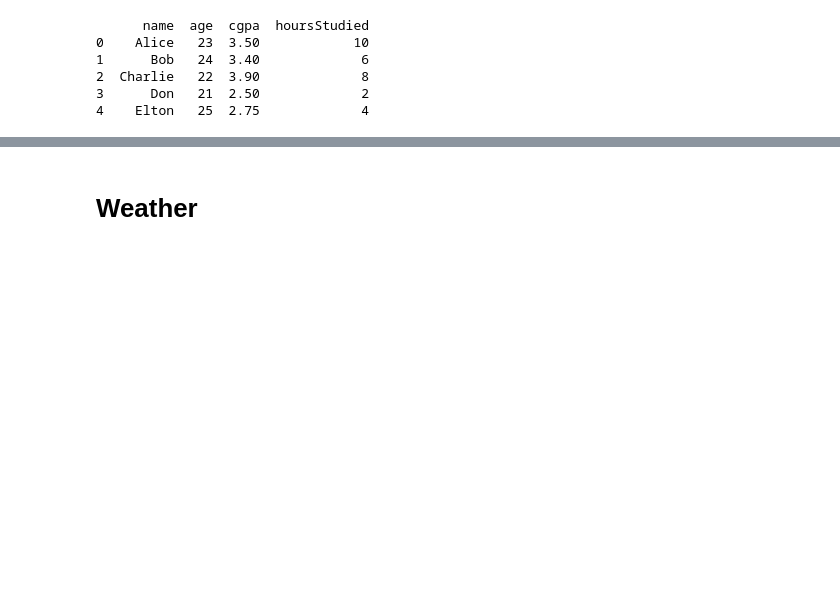
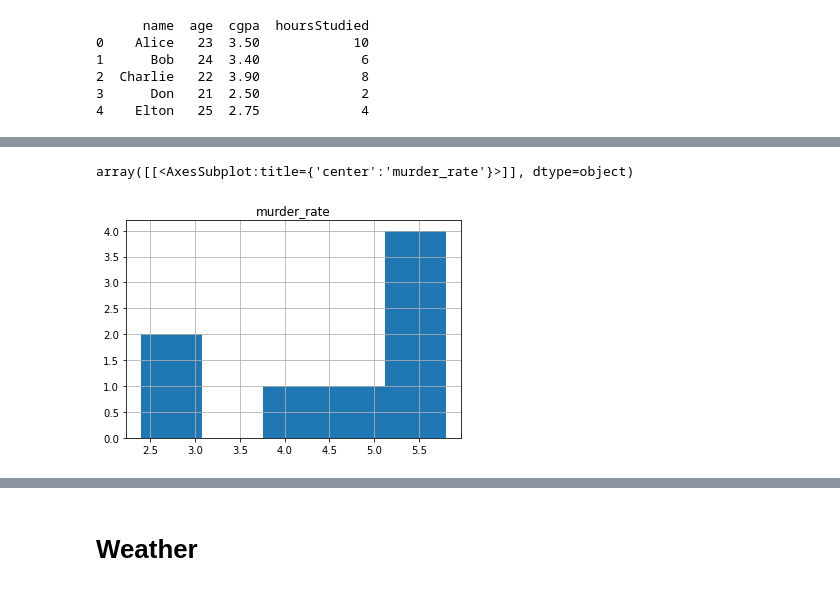
Before and after one commit to dipu0/Statistics_for_Data_Science_LabCode_CSE303, a Jupyter notebook: Lab#3/Lab#3.ipynb, the cells around one changed output, grey strips where cells are left out. Cells and saved outputs as stored; diff of their text form; code cells hidden in the pictures; blank space fills up the shorter version.

```diff
--- a/Lab#3/Lab#3.ipynb
+++ b/Lab#3/Lab#3.ipynb
@@ -178,0 +304,5 @@ print(df12)
+# %%
+df2.hist(column=['murder_rate'], bins = 5)
+# %% [output]
+array([[<AxesSubplot:title={'center':'murder_rate'}>]], dtype=object)
+[figure, new version]
```
Also changed, not shown: parts of 19 cells of this notebook, 1 other file.
